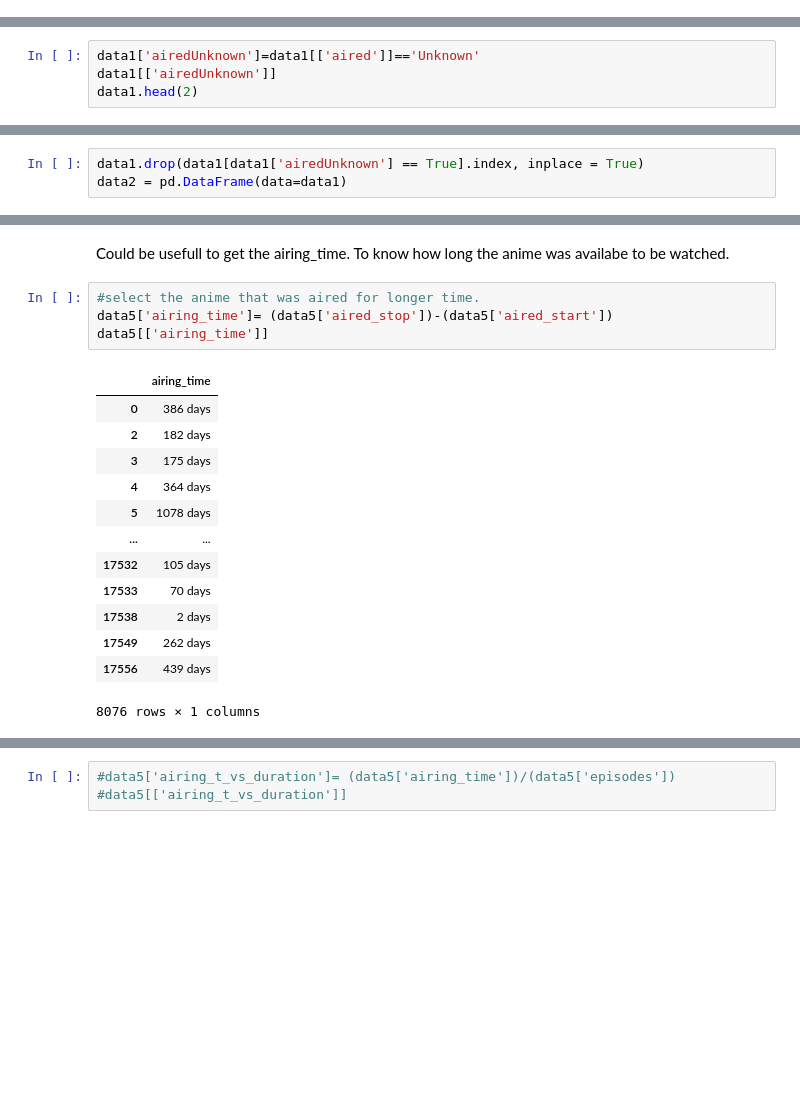
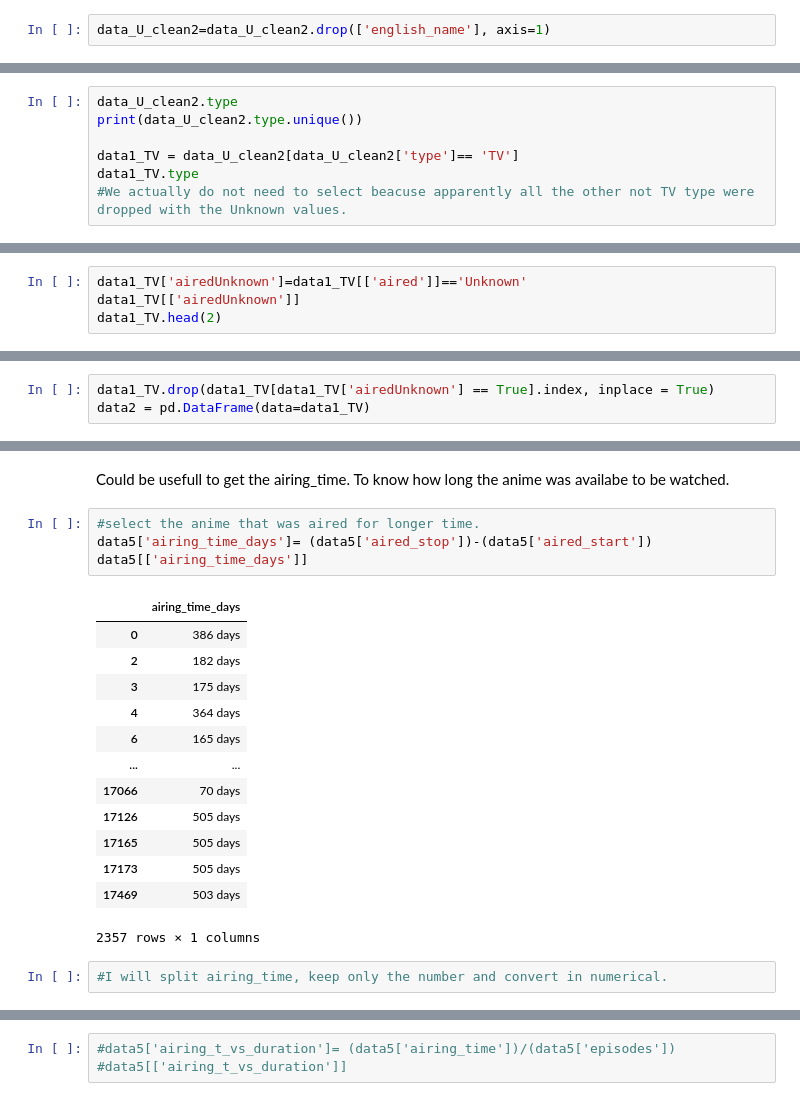
Before and after one commit to silviadifra/week5_project_repo, a Jupyter notebook: week5_project_SDF.ipynb, the cells around one changed output, grey strips where cells are left out. Drawn from its saved outputs; the diff is of its cells as text; blank space fills up the shorter version.

```diff
--- a/week5_project_SDF.ipynb
+++ b/week5_project_SDF.ipynb
@@ -161,0 +548,2 @@ There are no NaN values in data1.
+# %%
+data_U_clean2=data_U_clean2.drop(['english_name'], axis=1)
@@ -163,0 +564,7 @@ There are no NaN values in data1.
+# %%
+data_U_clean2.type
+print(data_U_clean2.type.unique())
+
+data1_TV = data_U_clean2[data_U_clean2['type']== 'TV']
+data1_TV.type
+#We actually do not need to select beacuse apparently all the other not TV type were dropped with the Unknown values.
@@ -204,7 +625,7 @@ Length: 11738, dtype: int64
 # %% [markdown]
 1-clean the aired column from Unkown values.
 # %%
-data1['airedUnknown']=data1[['aired']]=='Unknown'
-data1[['airedUnknown']]
-data1.head(2)
+data1_TV['airedUnknown']=data1_TV[['aired']]=='Unknown'
+data1_TV[['airedUnknown']]
+data1_TV.head(2)
 # %% [output]
@@ -215,6 +636,6 @@ data1.head(2)
 # %%
-data1.drop(data1[data1['airedUnknown'] == True].index, inplace = True)
-data2 = pd.DataFrame(data=data1)
+data1_TV.drop(data1_TV[data1_TV['airedUnknown'] == True].index, inplace = True)
+data2 = pd.DataFrame(data=data1_TV)
 # %%
 #pd.set_option('display.max_rows', None)
 # %%
@@ -423,19 +844,21 @@ data5[['aired_stop_y']]
 Could be usefull to get the airing_time. To know how long the anime was availabe to be watched.
 # %%
 #select the anime that was aired for longer time.
-data5['airing_time']= (data5['aired_stop'])-(data5['aired_start'])
-data5[['airing_time']]
+data5['airing_time_days']= (data5['aired_stop'])-(data5['aired_start'])
+data5[['airing_time_days']]
 # %% [output]
-|  | airing_time |
+|  | airing_time_days |
 | 0 | 386 days |
 | 2 | 182 days |
 | 3 | 175 days |
 | 4 | 364 days |
-| 5 | 1078 days |
+| 6 | 165 days |
 | ... | ... |
-| 17532 | 105 days |
-| 17533 | 70 days |
-| 17538 | 2 days |
-| 17549 | 262 days |
-| 17556 | 439 days |
+| 17066 | 70 days |
+| 17126 | 505 days |
+| 17165 | 505 days |
+| 17173 | 505 days |
+| 17469 | 503 days |
-8076 rows × 1 columns
+2357 rows × 1 columns
+# %%
+#I will split airing_time, keep only the number and convert in numerical.
```
Also changed, not shown: parts of 117 cells of this notebook, 1 other file.
